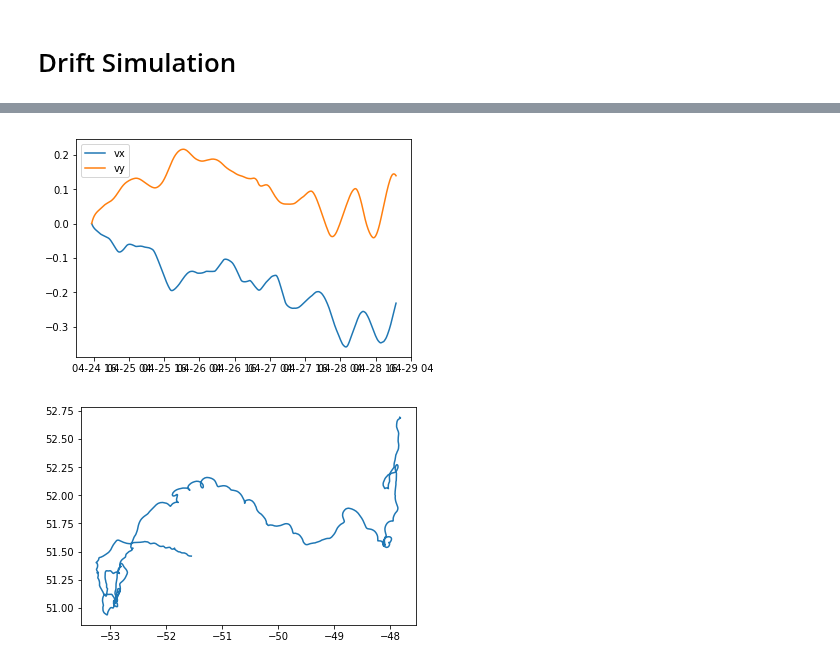
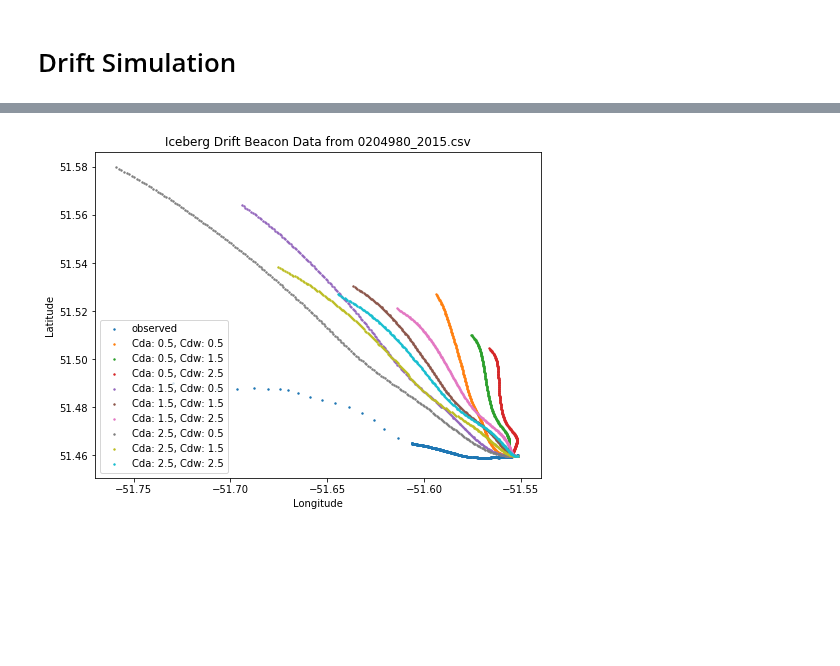
Before and after one commit to evankielley/IceDEF, a Jupyter notebook: notebooks/drift_simulator.ipynb, the cells around one changed output, grey strips where cells are left out. Saved outputs shown, nothing was run; the diff lists cells and outputs as text; code cells hidden in the pictures; blank space fills up the shorter version.

```diff
--- a/notebooks/drift_simulator.ipynb
+++ b/notebooks/drift_simulator.ipynb
@@ -91,12 +106,0 @@ plt.show()
-# %%
-plt.plot(sim.history['t'], sim.history['vx'], label='vx')
-plt.plot(sim.history['t'], sim.history['vy'], label='vy')
-plt.legend()
-plt.show()
-# %% [output]
-[figure, removed]
-# %%
-plt.plot(df['Longitude'], df['Latitude'])
-plt.show()
-# %% [output]
-[figure, removed]
@@ -209,0 +107,23 @@ def berg_metocean_animation(xyt_berg, xyt_grid, grid_scales, uv_data,
+# %%
+plt.figure(figsize=(8,6))
+plt.scatter(ref_berg.history['X'], ref_berg.history['Y'], s=2, label='observed')
+plt.title('Iceberg Drift Beacon Data from 0204980_2015.csv')
+plt.xlabel('Longitude')
+plt.ylabel('Latitude')
+
+drag_vec = [0.5, 1.5, 2.5]
+
+for Cda in drag_vec:
+    for Cdw in drag_vec:
+
+        berg = iceberg.clone_iceberg_state(ref_berg)
+        berg.Cda = Cda
+        berg.Cdw = Cdw
+        sim = drift_simulation.DriftSimulation(berg, ocean_data, atm_data, drift)
+        sim.rk2(dt, nt)
+        plt.scatter(sim.history['x'], sim.history['y'], s=2, label=f'Cda: {Cda}, Cdw: {Cdw}')
+
+plt.legend()
+plt.show()
+# %% [output]
+[figure, added]
```
Also changed, not shown: parts of 25 cells of this notebook.
